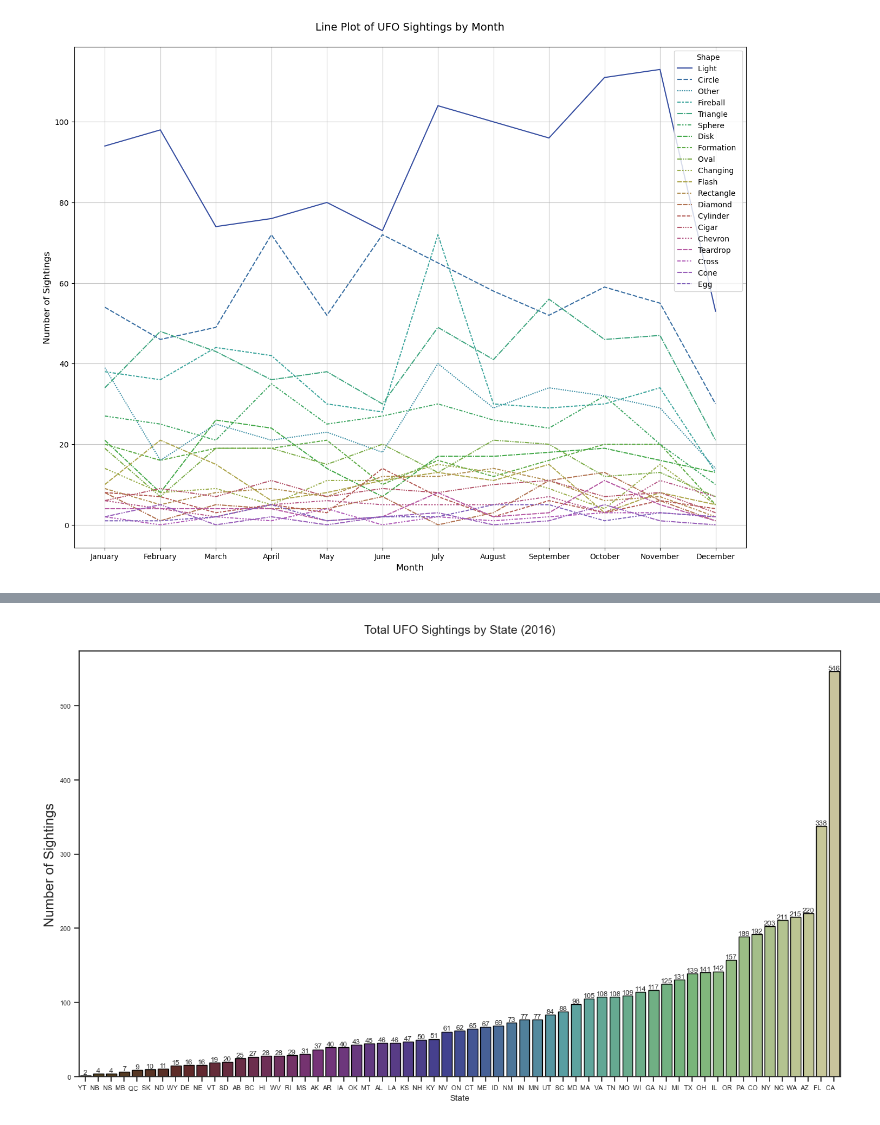
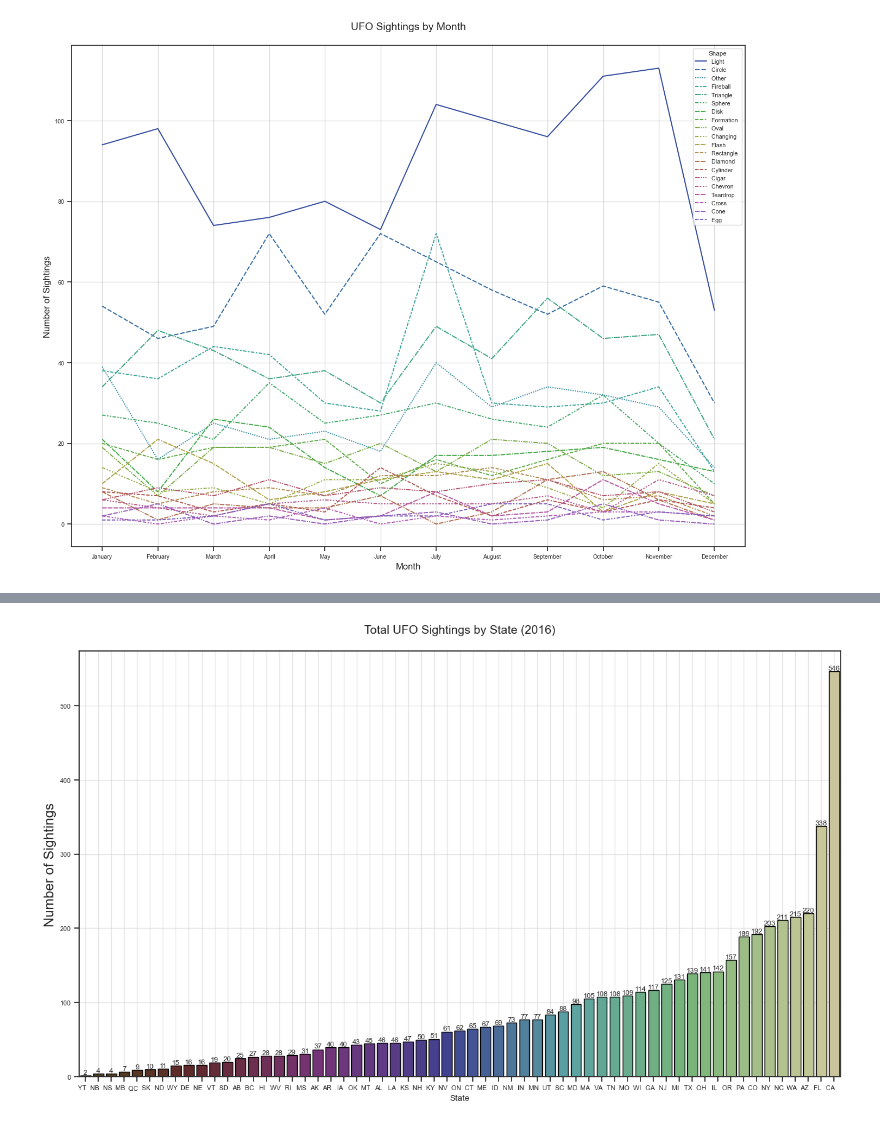
Before and after one commit to marko-londo/UFO-Sighting-Analysis, a Jupyter notebook: UFOs.ipynb, the cells around one changed output, grey strips where cells are left out. Cells and saved outputs as stored; diff of their text form; code cells hidden in the pictures.

```diff
--- a/UFOs.ipynb
+++ b/UFOs.ipynb
@@ -195,11 +218,13 @@ plt.show()
 # %%
+# Line plot of UFO sightings by month
+
 plt.subplots(figsize=(16, 12))
 sns.lineplot(data=shapes_by_month_data, palette=shape_colors[:20])
-plt.title("Line Plot of UFO Sightings by Month\n", fontsize=14)
+plt.title("UFO Sightings by Month\n", fontsize=14)
 plt.xlabel("Month", fontsize=12)
 plt.ylabel("Number of Sightings", fontsize=12)
 plt.grid(True, alpha=0.7)
 plt.show()
 # %% [output]
-[figure, old version]
+[figure, new version]
 # %%
```
Also changed, not shown: parts of 7 cells of this notebook.
